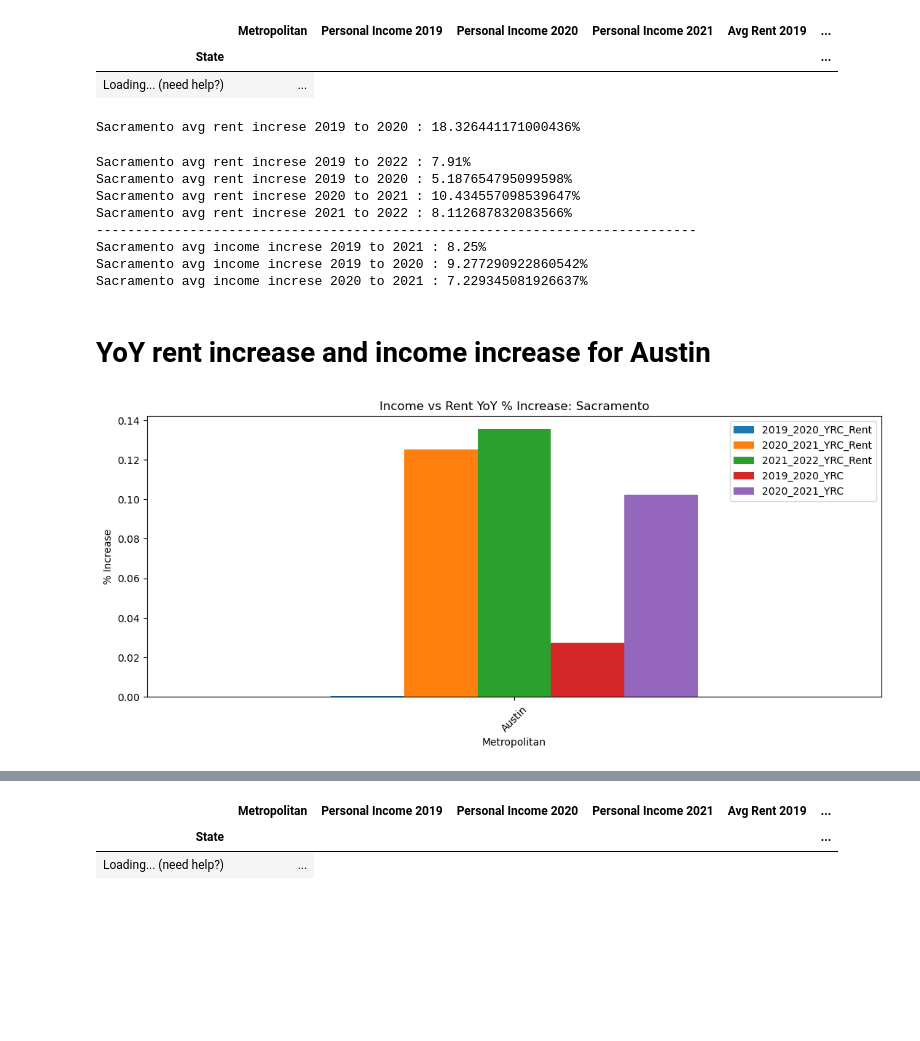
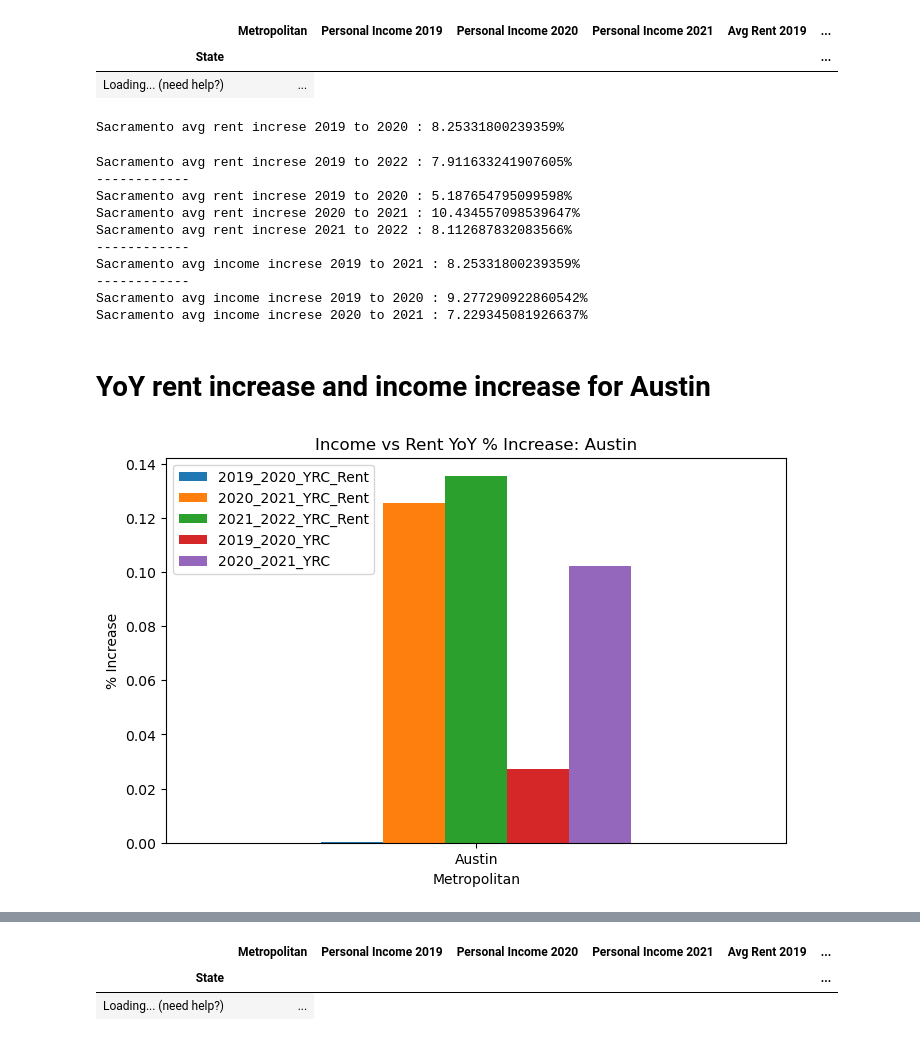
Before and after one commit to neginkanani/Project-1, a Jupyter notebook: Rent_vs_Income_%_change_final.ipynb, the cells around one changed output, grey strips where cells are left out. Saved outputs shown, nothing was run; the diff lists cells and outputs as text; code cells hidden in the pictures; blank space fills up the shorter version.

```diff
--- a/Rent_vs_Income_%_change_final.ipynb
+++ b/Rent_vs_Income_%_change_final.ipynb
@@ -264,29 +291,35 @@ sac_df
 | State |  |  |  |  |  | ... |
 | Loading... (need help?) | ... |
 # %%
-avg_sac = (sac_df['2019_2020_YRC_Rent']+sac_df['2020_2021_YRC_Rent']+sac_df['2021_2022_YRC_Rent']/3)*100
+avg_sac_rent = ((sac_df['2019_2020_YRC_Rent']+sac_df['2020_2021_YRC_Rent']+sac_df['2021_2022_YRC_Rent'])/3)*100
 
-print(f'Sacramento avg rent increse 2019 to 2020 : '+ str(avg_sac.values[0]) +'%')
+avg_sac_income = ((sac_df['2019_2020_YRC']+sac_df['2020_2021_YRC'])/2)*100
+
+print(f'Sacramento avg rent increse 2019 to 2020 : '+ str(avg_sac_income.values[0]) +'%')
 # %% [output]
-Sacramento avg rent increse 2019 to 2020 : 18.326441171000436%
+Sacramento avg rent increse 2019 to 2020 : 8.25331800239359%
 # %%
 sac_df
 
-print(f'Sacramento avg rent increse 2019 to 2022 : 7.91%')
+print(f'Sacramento avg rent increse 2019 to 2022 : '+ str(avg_sac_rent.values[0]) +'%')
+print(f'------------')
 print(f'Sacramento avg rent increse 2019 to 2020 : '+ str((sac_df['2019_2020_YRC_Rent'].values[0])*100) +'%')
 print(f'Sacramento avg rent increse 2020 to 2021 : '+ str((sac_df['2020_2021_YRC_Rent'].values[0])*100) +'%')
 print(f'Sacramento avg rent increse 2021 to 2022 : '+ str((sac_df['2021_2022_YRC_Rent'].values[0])*100) +'%')
-print(f'-----------------------------------------------------------------------------')
-print(f'Sacramento avg income increse 2019 to 2021 : 8.25%')
+print(f'------------')
+print(f'Sacramento avg income increse 2019 to 2021 : '+ str(avg_sac_income.values[0]) +'%')
+print(f'------------')
 print(f'Sacramento avg income increse 2019 to 2020 : '+ str((sac_df['2019_2020_YRC'].values[0])*100) +'%')
 print(f'Sacramento avg income increse 2020 to 2021 : '+ str((sac_df['2020_2021_YRC'].values[0])*100) +'%')
 # %% [output]
-Sacramento avg rent increse 2019 to 2022 : 7.91%
+Sacramento avg rent increse 2019 to 2022 : 7.911633241907605%
+------------
 Sacramento avg rent increse 2019 to 2020 : 5.187654795099598%
 Sacramento avg rent increse 2020 to 2021 : 10.434557098539647%
 Sacramento avg rent increse 2021 to 2022 : 8.112687832083566%
------------------------------------------------------------------------------
-Sacramento avg income increse 2019 to 2021 : 8.25%
+------------
+Sacramento avg income increse 2019 to 2021 : 8.25331800239359%
+------------
 Sacramento avg income increse 2019 to 2020 : 9.277290922860542%
 Sacramento avg income increse 2020 to 2021 : 7.229345081926637%
 # %% [markdown]
@@ -294,25 +327,25 @@ Sacramento avg income increse 2020 to 2021 : 7.229345081926637%
 # %%
 austin_df
 aus_yoy = austin_df[['Metropolitan', '2019_2020_YRC_Rent', '2020_2021_YRC_Rent',
        '2021_2022_YRC_Rent','2019_2020_YRC', '2020_2021_YRC']].copy()
 
 
 #aust_income.reset_index(inplace = True, drop = True)
 aus_yoy.astype({"2019_2020_YRC_Rent": float,
                     "2020_2021_YRC_Rent": float,
                     "2021_2022_YRC_Rent": float,
                     "2019_2020_YRC":float,
                     "2020_2021_YRC":float,
                     })
 
 
-pandas_bar_plot = aus_yoy.plot(kind="bar",figsize=(13,5))
+pandas_bar_plot = aus_yoy.plot(kind="bar",figsize=(8,5))
 
-pandas_bar_plot.set_xticklabels(aus_yoy["Metropolitan"], rotation=45)
+pandas_bar_plot.set_xticklabels(aus_yoy["Metropolitan"], rotation=360)
 
 plt.title("Income vs Rent YoY % Increase: Austin")
 plt.xlabel("Metropolitan")
 plt.ylabel("% Increase")
 plt.show()
 # %% [output]
-[figure, old version]
+[figure, new version]
```
Also changed, not shown: parts of 7 cells of this notebook, 2 other files.
